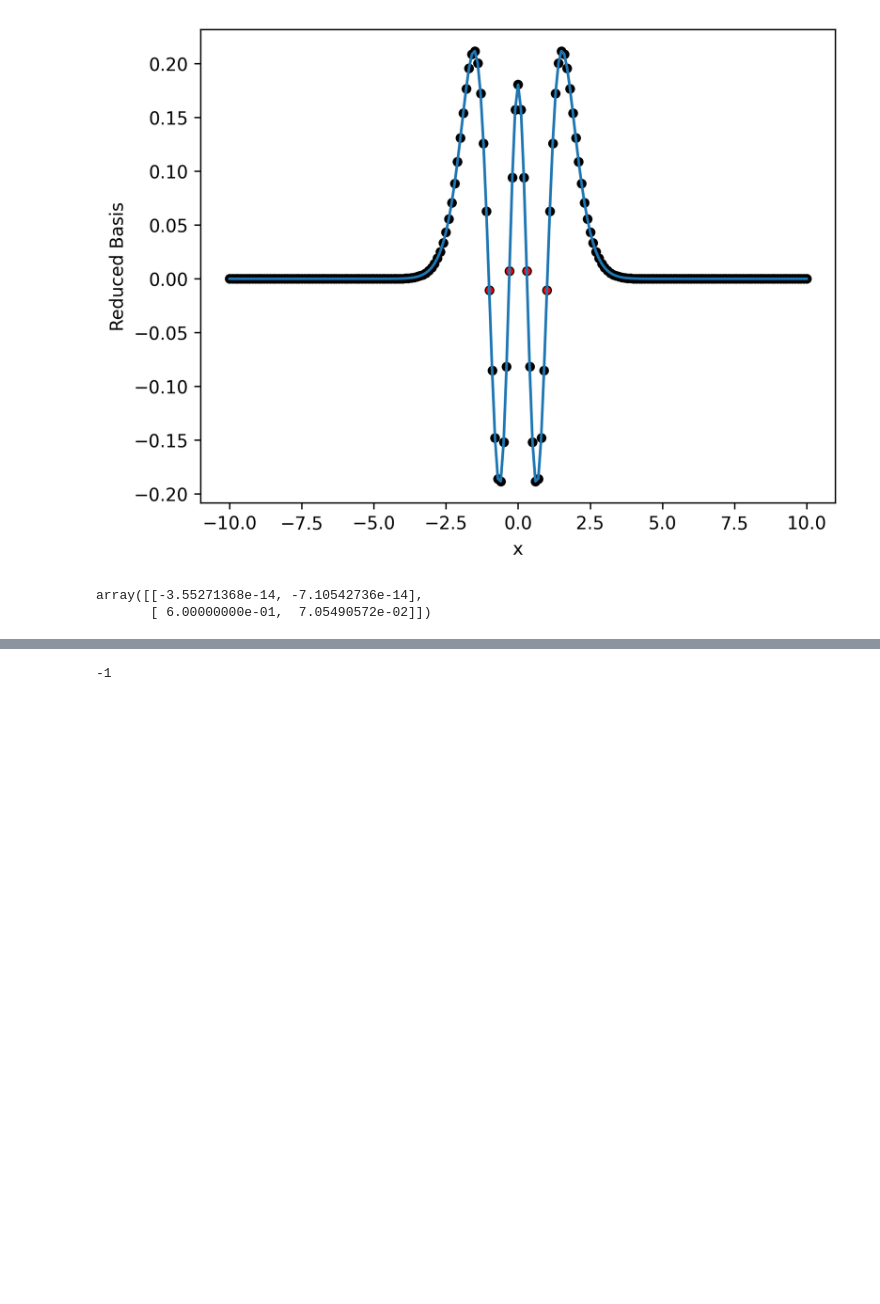
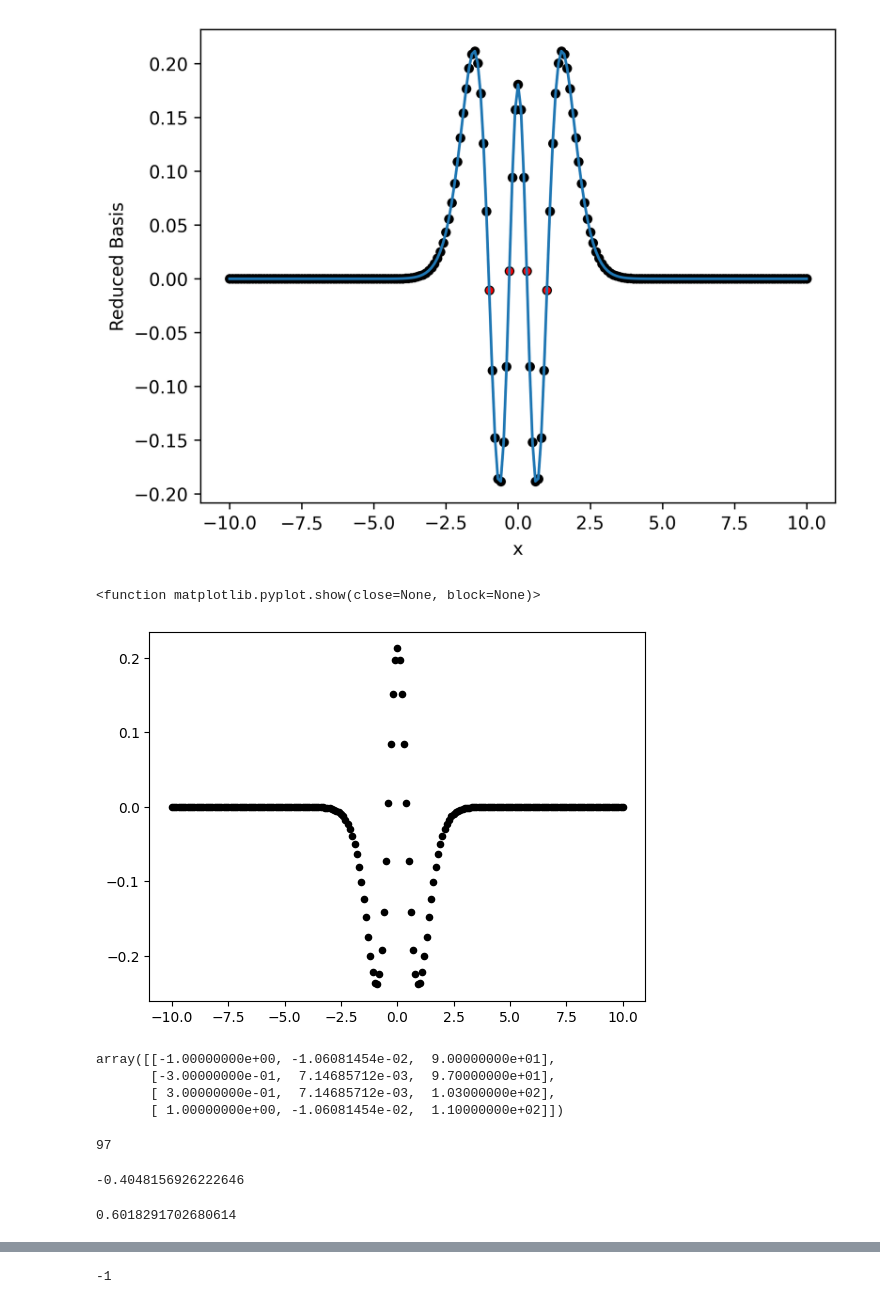
Before and after one commit to ascsn/RBM-Adventures, a Jupyter notebook: CollocationStart.ipynb, the cells around one changed output, grey strips where cells are left out. Cells and saved outputs as stored; diff of their text form; code cells hidden in the pictures; blank space fills up the shorter version.

```diff
--- a/CollocationStart.ipynb
+++ b/CollocationStart.ipynb
@@ -442,8 +446,3 @@ ax.set_ylabel("Reduced Basis")
 plt.show()
 # %% [output]
 [figure]
-# %%
-zero_finder(x*2-3.13736373*x**2)
-# %% [output]
-array([[-3.55271368e-14, -7.10542736e-14],
-       [ 6.00000000e-01,  7.05490572e-02]])
@@ -449,0 +452,19 @@ array([[-3.55271368e-14, -7.10542736e-14],
+# %%
+D2_playground=RBM_instance.d2
+pot_playground=RBM_instance.pot
+phi_1=RBM_instance.getReducedBasis()[0]
+phi_2=RBM_instance.getReducedBasis()[1]
+phi_3=RBM_instance.getReducedBasis()[2]
+# %%
+plt.scatter(x, phi_2,color='k',s=20)
+plt.show
+# %% [output]
+<function matplotlib.pyplot.show(close=None, block=None)>
+[figure, added]
+# %%
+zero_finder(phi_3)
+# %% [output]
+array([[-1.00000000e+00, -1.06081454e-02,  9.00000000e+01],
+       [-3.00000000e-01,  7.14685712e-03,  9.70000000e+01],
+       [ 3.00000000e-01,  7.14685712e-03,  1.03000000e+02],
+       [ 1.00000000e+00, -1.06081454e-02,  1.10000000e+02]])
@@ -449,0 +474,12 @@ array([[-3.55271368e-14, -7.10542736e-14],
+# %%
+x2_index
+# %% [output]
+97
+# %%
+np.dot(-D2_playground,phi_1)[x1_index]
+# %% [output]
+-0.4048156926222646
+# %%
+np.dot(-D2_playground,phi_1)[x2_index]
+# %% [output]
+0.6018291702680614
```
Also changed, not shown: parts of 7 cells of this notebook.
